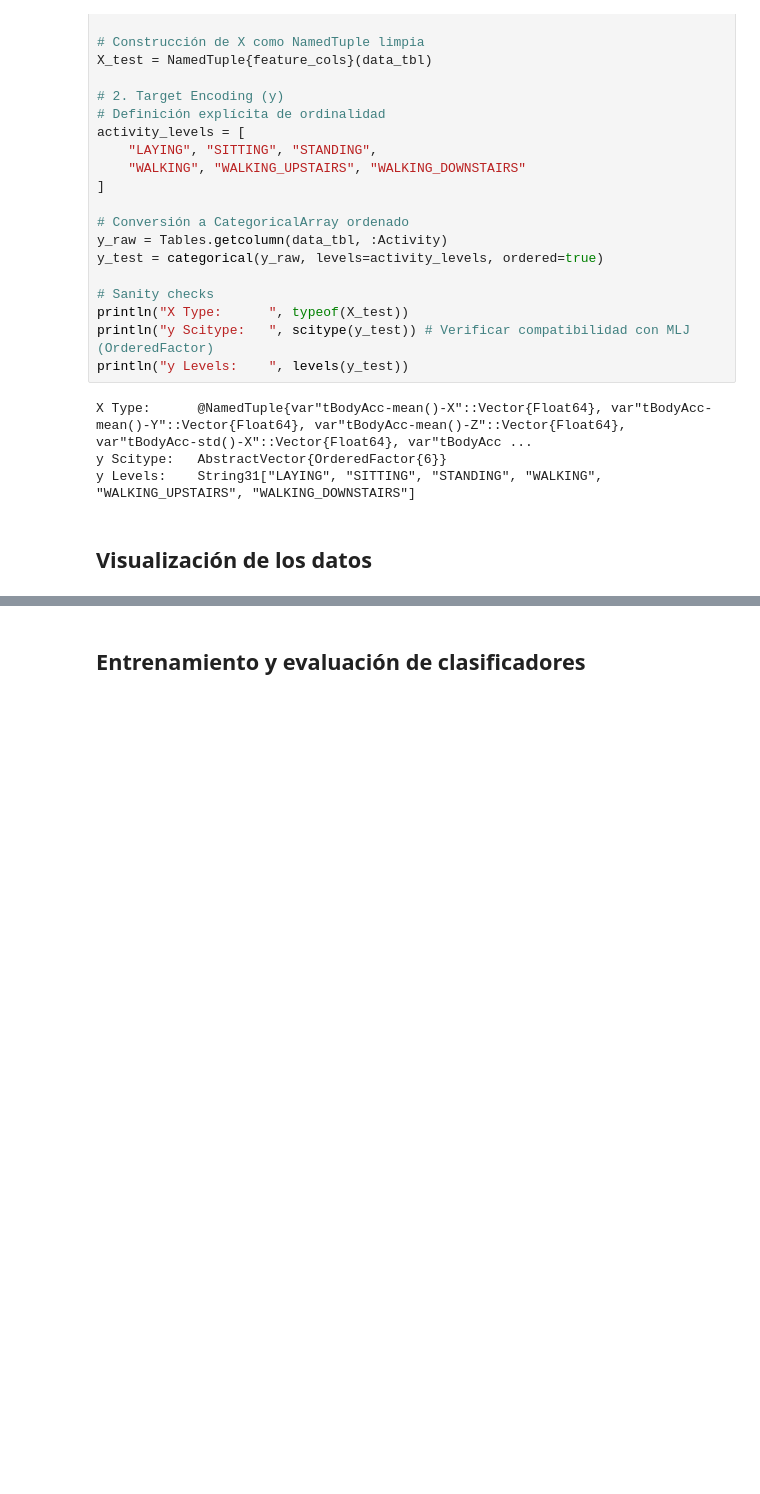
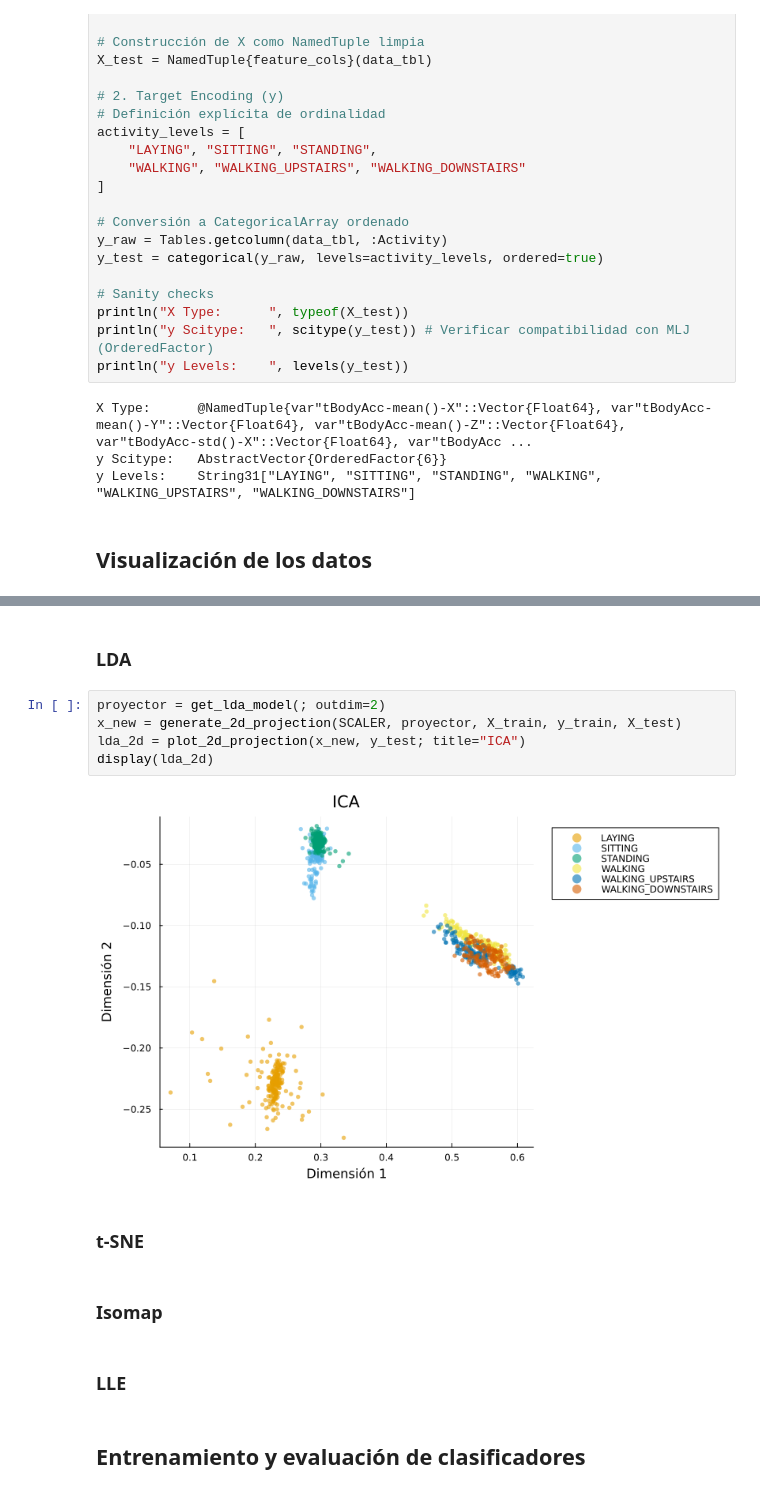
Before and after one commit to albagonzalezpena/MAAAI, a Jupyter notebook: p2/notebooks/experiment.ipynb, the cells around one changed output, grey strips where cells are left out. Cells and saved outputs as stored; diff of their text form; blank space fills up the shorter version.

```diff
--- a/p2/notebooks/experiment.ipynb
+++ b/p2/notebooks/experiment.ipynb
@@ -500,2 +572,17 @@ y Levels:    String31["LAYING", "SITTING", "STANDING", "WALKING", "WALKING_UPSTA
+# %% [markdown]
+### **LDA**
+# %%
+proyector = get_lda_model(; outdim=2)
+x_new = generate_2d_projection(SCALER, proyector, X_train, y_train, X_test)
+lda_2d = plot_2d_projection(x_new, y_test; title="ICA")
+display(lda_2d)
+# %% [output]
+[figure, added]
+# %% [markdown]
+### **t-SNE**
+# %% [markdown]
+### **Isomap**
+# %% [markdown]
+### **LLE**
 # %% [markdown]
 ## **Entrenamiento y evaluación de clasificadores**
```
Also changed, not shown: parts of 10 cells of this notebook, 2 other files.
